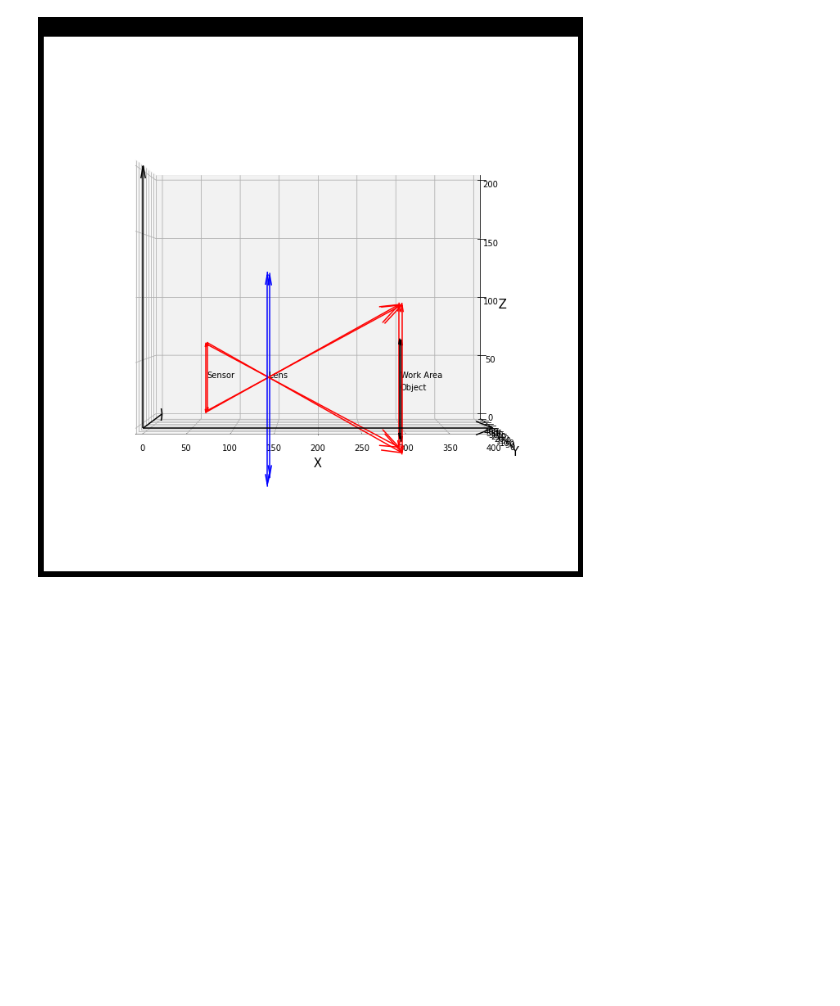
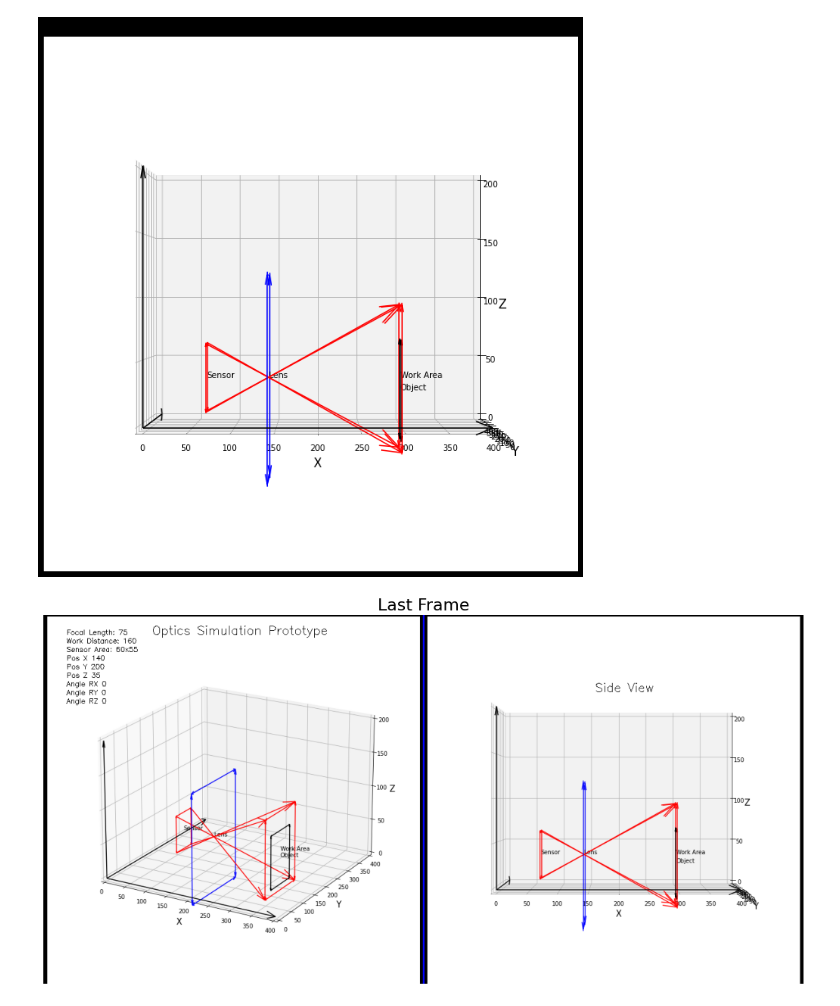
Before and after one commit to Mafeuz/OpenCV, a Jupyter notebook: Optics/optics_sim.ipynb, the cells around one changed output. Cells and saved outputs as stored; diff of their text form; code cells hidden in the pictures; blank space fills up the shorter version.

Commit message:
show last frame

```diff
--- a/Optics/optics_sim.ipynb
+++ b/Optics/optics_sim.ipynb
@@ -290,3 +290,7 @@ while True:
 cv2.destroyAllWindows()
 # %% [output]
 [figure]
+# %%
+OpCV_Utils.show_single_img_plt(cv2.cvtColor(img_to_show, cv2.COLOR_BGR2RGB), 'Last Frame', fig_size = (18,15))
+# %% [output]
+[figure, added]
```
Also changed, not shown: parts of 2 cells of this notebook.
